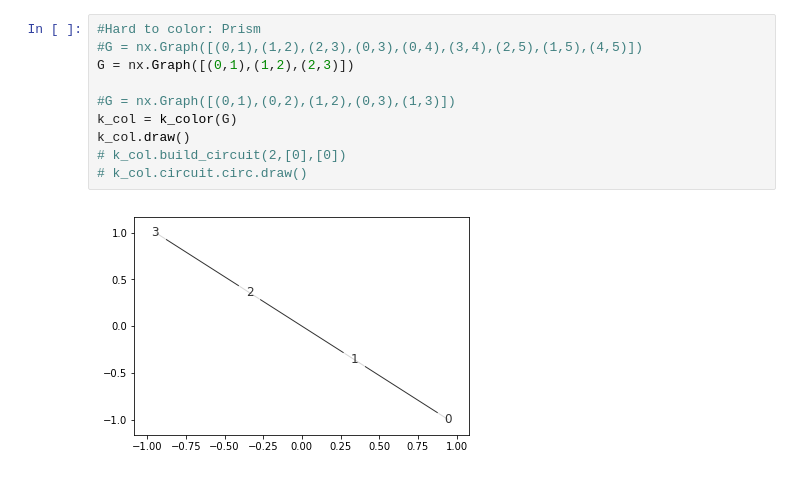
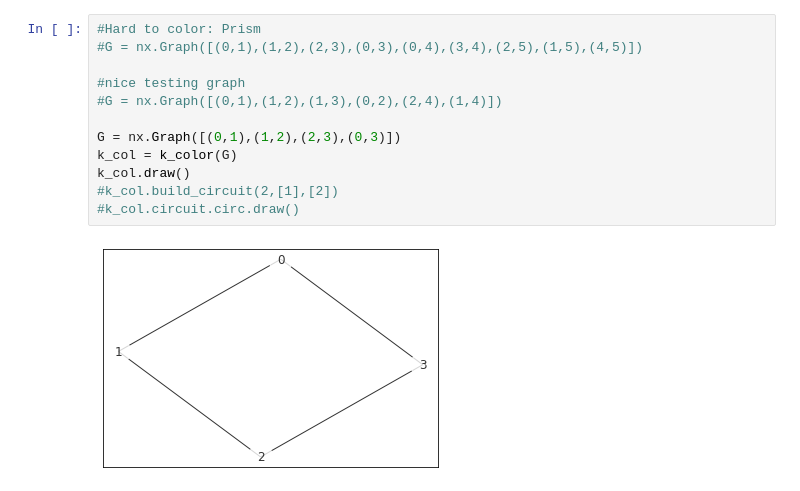
Before and after one commit to XunyiZhao/Quantum_Information_Project, a Jupyter notebook: k-colorable-subgraph.ipynb, the cells around one changed output. Saved outputs shown, nothing was run; the diff lists cells and outputs as text.

```diff
--- a/k-colorable-subgraph.ipynb
+++ b/k-colorable-subgraph.ipynb
@@ -248,14 +221,16 @@ class k_color:
 # %%
 #Hard to color: Prism
 #G = nx.Graph([(0,1),(1,2),(2,3),(0,3),(0,4),(3,4),(2,5),(1,5),(4,5)])
-G = nx.Graph([(0,1),(1,2),(2,3)])
 
-#G = nx.Graph([(0,1),(0,2),(1,2),(0,3),(1,3)])
+#nice testing graph
+#G = nx.Graph([(0,1),(1,2),(1,3),(0,2),(2,4),(1,4)])
+
+G = nx.Graph([(0,1),(1,2),(2,3),(0,3)])
 k_col = k_color(G)
 k_col.draw()
-# k_col.build_circuit(2,[0],[0])
-# k_col.circuit.circ.draw()
+#k_col.build_circuit(2,[1],[2])
+#k_col.circuit.circ.draw()
 # %% [output]
-[figure, old version]
+[figure, new version]
 # %%
 %%time
```
Also changed, not shown: parts of 17 cells of this notebook, 1 other file.
